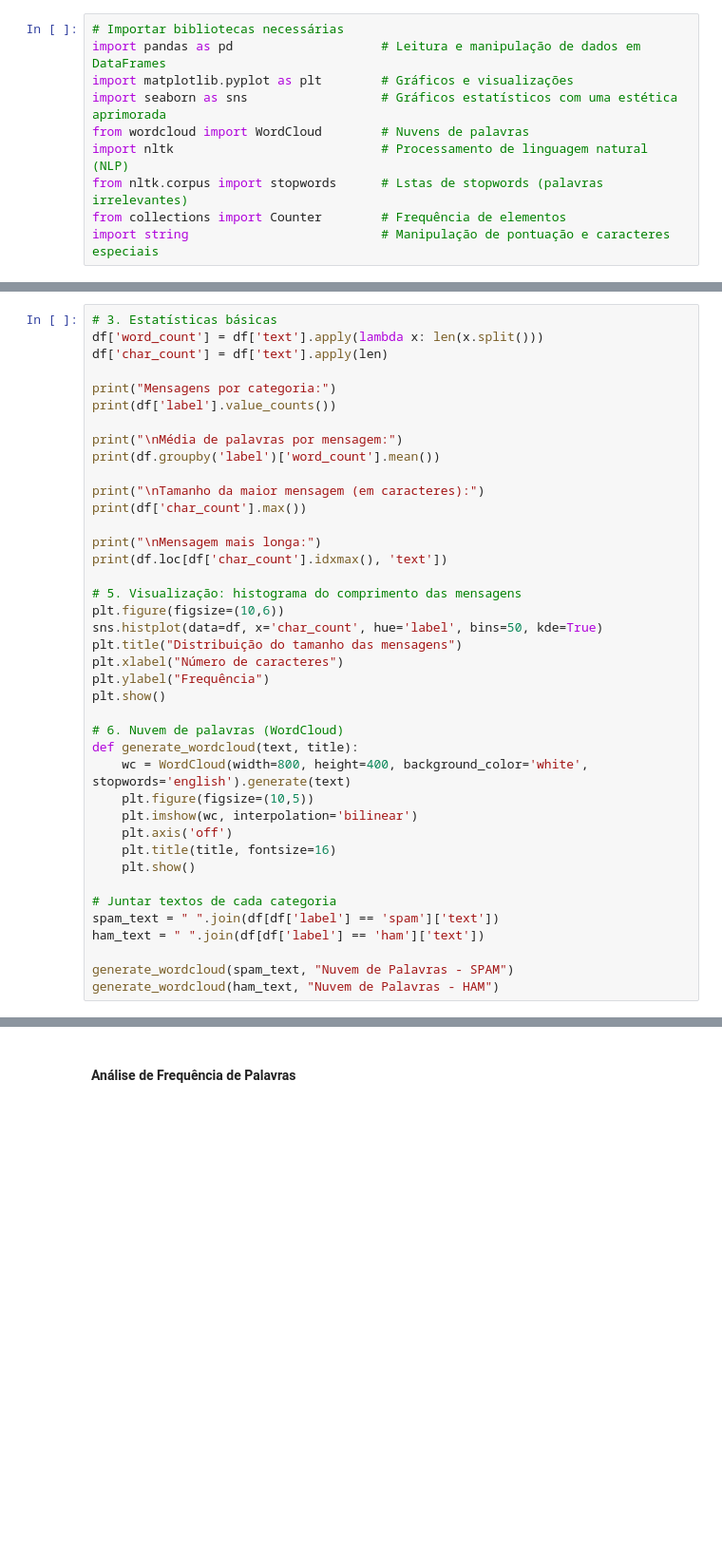
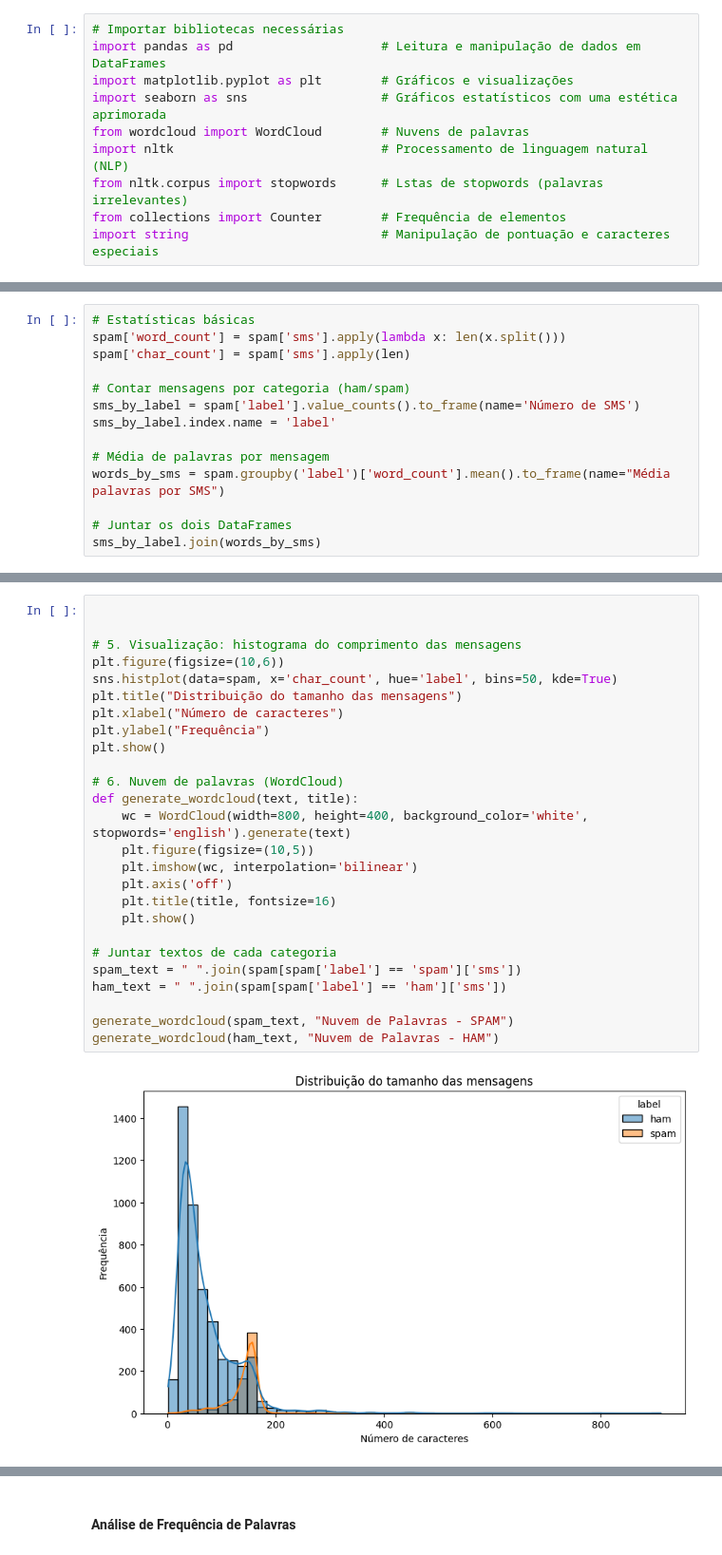
Before and after one commit to thyarles/unb-pca-spamdetector, a Jupyter notebook: spam.ipynb, the cells around one changed output, grey strips where cells are left out. Shown at 95% size. Drawn from its saved outputs; the diff is of its cells as text; blank space fills up the shorter version.

```diff
--- a/spam.ipynb
+++ b/spam.ipynb
@@ -38,3 +44,17 @@ Shape da base SPAM original: (5572, 2)
 | 2 | spam | Free entry in 2 a wkly comp to wi... |
 | 3 | ham | U dun say so early hor... U c alr... |
 | 4 | ham | Nah I don't think he goes to usf,... |
+# %%
+# Estatísticas básicas
+spam['word_count'] = spam['sms'].apply(lambda x: len(x.split()))
+spam['char_count'] = spam['sms'].apply(len)
+
+# Contar mensagens por categoria (ham/spam)
+sms_by_label = spam['label'].value_counts().to_frame(name='Número de SMS')
+sms_by_label.index.name = 'label'
+
+# Média de palavras por mensagem
+words_by_sms = spam.groupby('label')['word_count'].mean().to_frame(name="Média palavras por SMS")
+
+# Juntar os dois DataFrames
+sms_by_label.join(words_by_sms)
@@ -41,40 +119,28 @@ Shape da base SPAM original: (5572, 2)
 # %%
-# 3. Estatísticas básicas
-df['word_count'] = df['text'].apply(lambda x: len(x.split()))
-df['char_count'] = df['text'].apply(len)
 
-print("Mensagens por categoria:")
-print(df['label'].value_counts())
-
-print("\nMédia de palavras por mensagem:")
-print(df.groupby('label')['word_count'].mean())
-
-print("\nTamanho da maior mensagem (em caracteres):")
-print(df['char_count'].max())
-
-print("\nMensagem mais longa:")
-print(df.loc[df['char_count'].idxmax(), 'text'])
 
 # 5. Visualização: histograma do comprimento das mensagens
 plt.figure(figsize=(10,6))
-sns.histplot(data=df, x='char_count', hue='label', bins=50, kde=True)
+sns.histplot(data=spam, x='char_count', hue='label', bins=50, kde=True)
 plt.title("Distribuição do tamanho das mensagens")
 plt.xlabel("Número de caracteres")
 plt.ylabel("Frequência")
 plt.show()
 
 # 6. Nuvem de palavras (WordCloud)
 def generate_wordcloud(text, title):
     wc = WordCloud(width=800, height=400, background_color='white', stopwords='english').generate(text)
     plt.figure(figsize=(10,5))
     plt.imshow(wc, interpolation='bilinear')
     plt.axis('off')
     plt.title(title, fontsize=16)
     plt.show()
 
 # Juntar textos de cada categoria
-spam_text = " ".join(df[df['label'] == 'spam']['text'])
-ham_text = " ".join(df[df['label'] == 'ham']['text'])
+spam_text = " ".join(spam[spam['label'] == 'spam']['sms'])
+ham_text = " ".join(spam[spam['label'] == 'ham']['sms'])
 
 generate_wordcloud(spam_text, "Nuvem de Palavras - SPAM")
 generate_wordcloud(ham_text, "Nuvem de Palavras - HAM")
+# %% [output]
+[figure, added]
```
Also changed, not shown: parts of 6 cells of this notebook.
